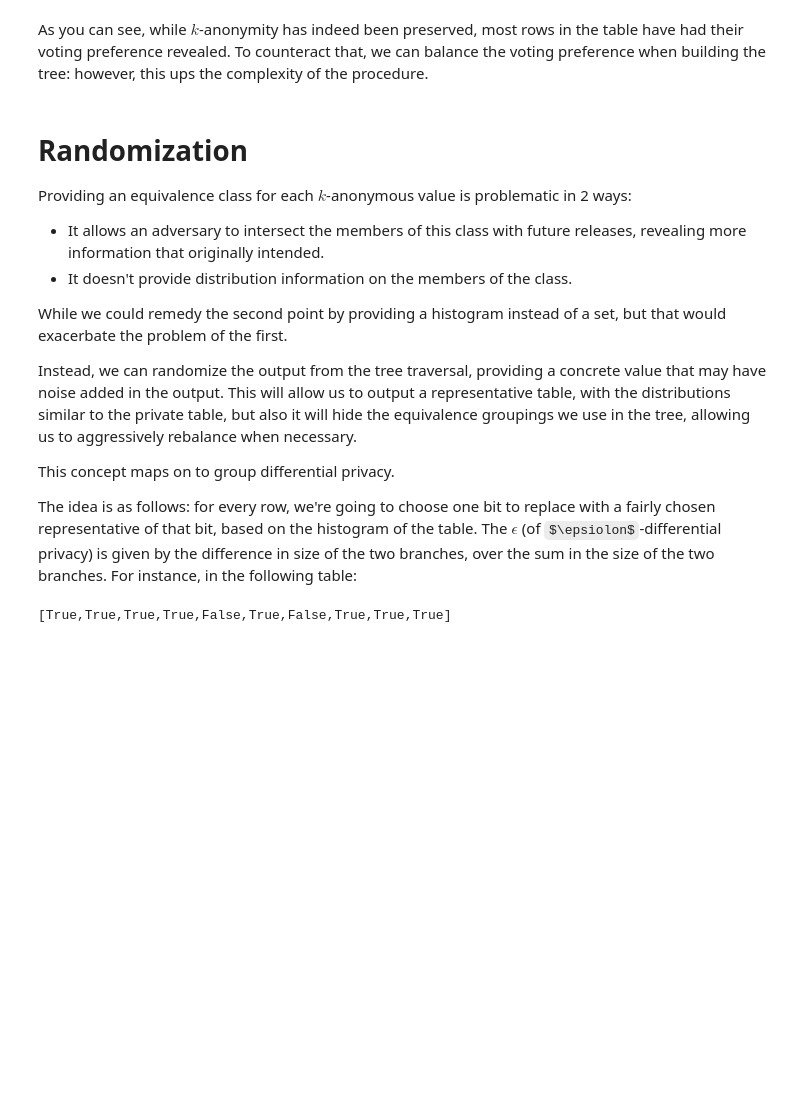
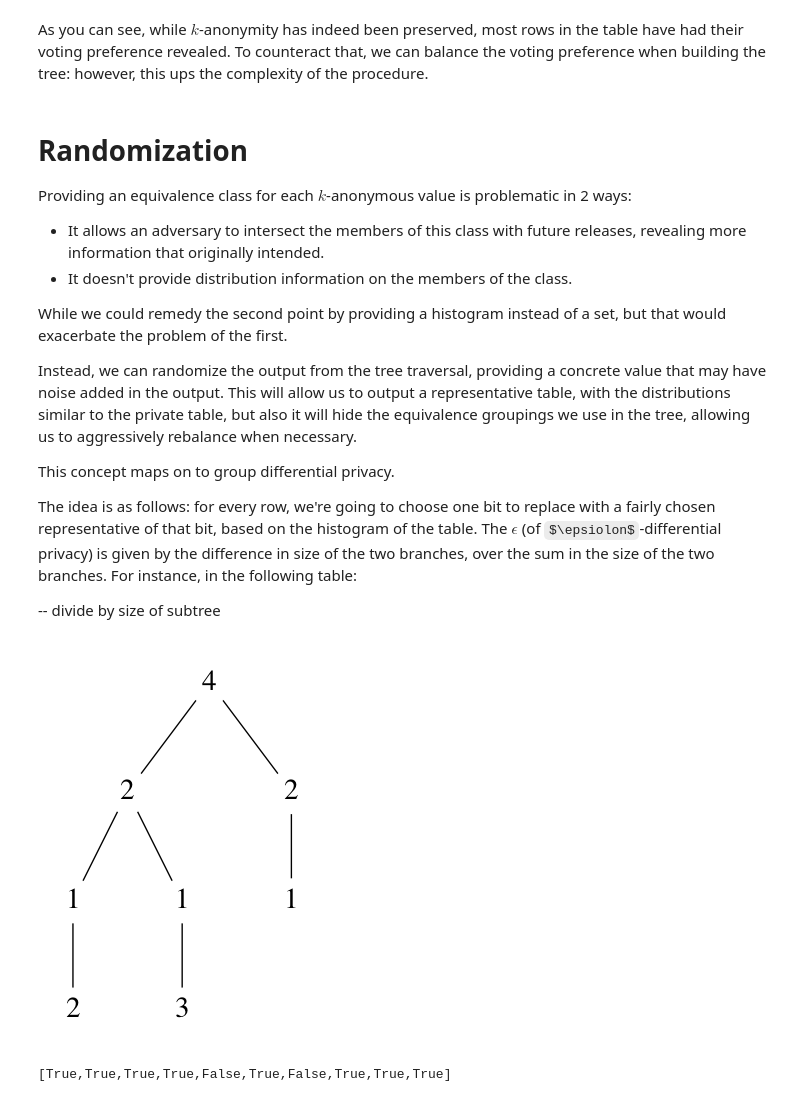
Before and after one commit to oisdk/IHaskell, a Jupyter notebook: notebooks/Privacy.ipynb, the cells around one changed output. Cells and saved outputs as stored; diff of their text form; code cells hidden in the pictures; some formulas as TeX source; blank space fills up the shorter version.

```diff
--- a/notebooks/Privacy.ipynb
+++ b/notebooks/Privacy.ipynb
@@ -655,6 +655,12 @@ Instead, we can randomize the output from the tree traversal, providing a concre
 This concept maps on to group differential privacy.
 
 The idea is as follows: for every row, we're going to choose one bit to replace with a fairly chosen representative of that bit, based on the histogram of the table. The $\epsilon$ (of $\epsiolon$-differential privacy) is given by the difference in size of the two branches, over the sum in the size of the two branches. For instance, in the following table:
+
+-- divide by size of subtree
+# %%
+huffmanTree [1,1,2,3]
+# %% [output]
+[figure, added]
 # %%
 import System.Random       (RandomGen, randomR, getStdRandom)
 import Control.Monad.State (StateT, state, runState, runStateT)
```
